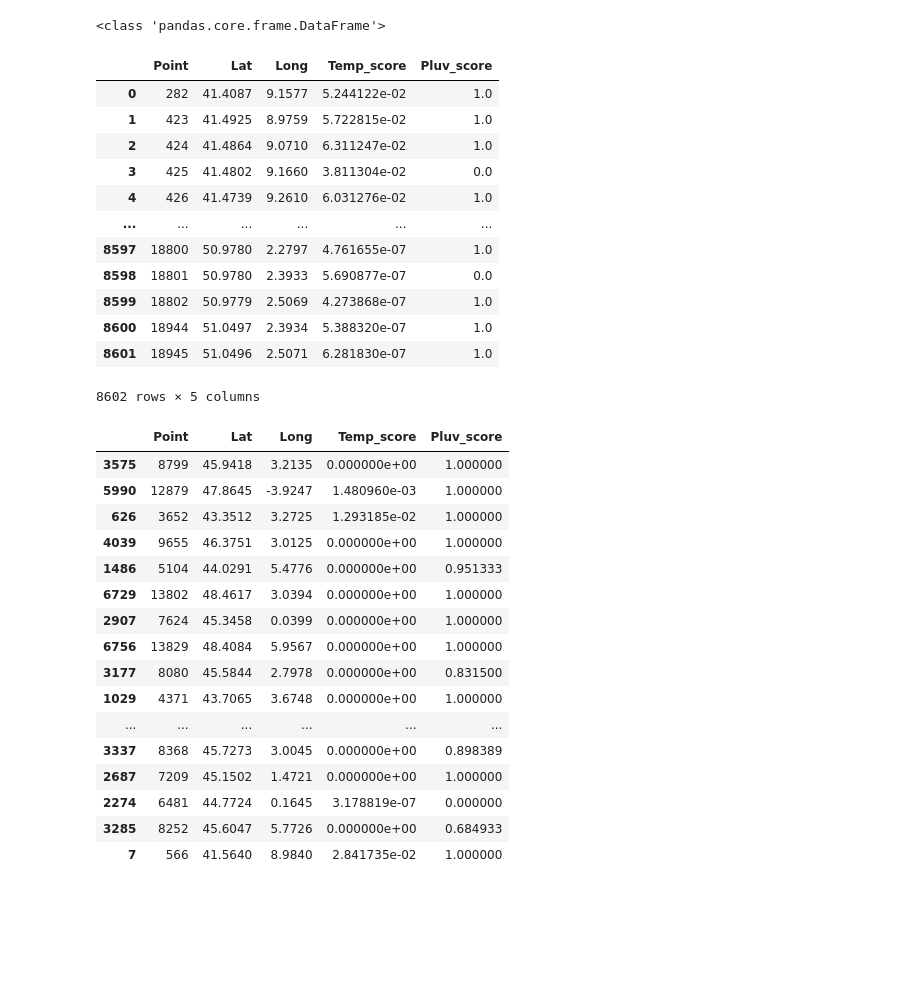
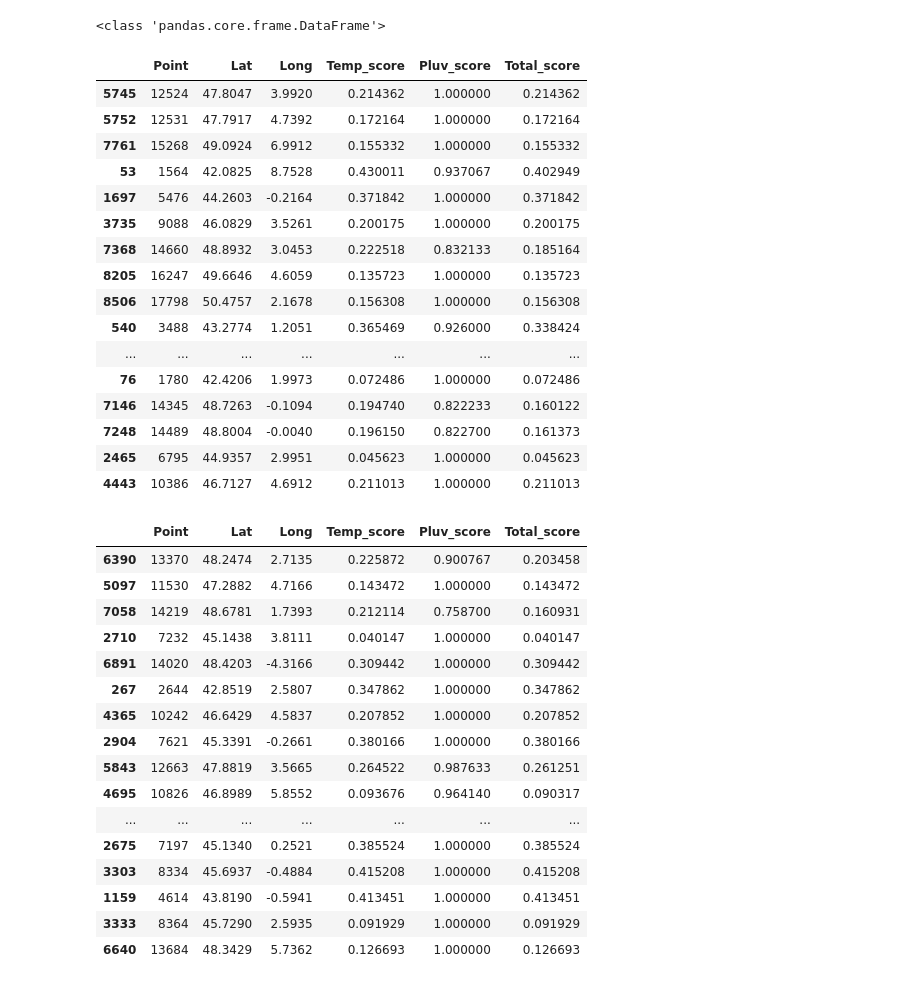
Before and after one commit to owalid/adaptaviz, a Jupyter notebook: score/Scoring Function.ipynb, the cells around one changed output. Drawn from its saved outputs; the diff is of its cells as text; code cells hidden in the pictures; blank space fills up the shorter version.

Commit message:
modifier function to add total_score

```diff
--- a/score/Untitled.ipynb
+++ b/score/Scoring Function.ipynb
@@ -159,6 +159,7 @@ def get_all_scores(climate_df, pheno_df, species, horizon, scenario):
     total_pluv_score = []
     total_lat = []
     total_long = []
+    mix_total_score = []
     name_lst = []
     climate_metrics = get_climate_metrics(climate_df, horizon, scenario)
     species_metrics = pheno_df[pheno_df['species'] == species]
@@ -182,7 +183,7 @@ def get_all_scores(climate_df, pheno_df, species, horizon, scenario):
             T_moy = row['Tmoy']
             T_min = row['Tmin']
             T_max = row['Tmax']
-            score = scores(T_moy, T_min, T_max, temp_opt_min, Temp_Opt_Max, Temp_Abs_Min, Temp_Abs_Max, SENSIBILITE)
+            score = scores_temp(T_moy, T_min, T_max, temp_opt_min, Temp_Opt_Max, Temp_Abs_Min, Temp_Abs_Max, SENSIBILITE)
             month_score.append(score[0])
         total_score = Score_Moyglissante_temp(month_score, temps_pousse)
         period = total_score[1]
@@ -191,49 +192,56 @@ def get_all_scores(climate_df, pheno_df, species, horizon, scenario):
         score_pluv = scores_pluv(Rain_model,Rain_Opt_min,Rain_Opt_Max,Rain_Abs_Min,Rain_Abs_Max)
         #print (total_score[0])
         #print (score_pluv)
+        mixed_score = total_score[0] * score_pluv
         total_temp_score.append(total_score[0])
         total_pluv_score.append(score_pluv)
         total_lat.append(lat)
         total_long.append(long)
+        mix_total_score.append(mixed_score)
         name_lst.append(name)
     result_dict = {'Point': name_lst, 'Lat':total_lat, 'Long':total_long,
-                   'Temp_score':total_temp_score, 'Pluv_score':total_pluv_score}
+                   'Temp_score':total_temp_score, 'Pluv_score':total_pluv_score,
+                  'Total_score':mix_total_score}
     result_df = pd.DataFrame(result_dict)
     display(result_df.sample(25))
     return result_df
 # %%
-new = get_all_scores(climate_df, pheno_df, 'Colza', 'H3', 'RCP2.6')
+new = get_all_scores(climate_df, pheno_df, 'Orge', 'H3', 'RCP2.6')
 # %% [output]
-|  | Point | Lat | Long | Temp_score | Pluv_score |
-| 0 | 282 | 41.4087 | 9.1577 | 5.244122e-02 | 1.0 |
-| 1 | 423 | 41.4925 | 8.9759 | 5.722815e-02 | 1.0 |
-| 2 | 424 | 41.4864 | 9.0710 | 6.311247e-02 | 1.0 |
-| 3 | 425 | 41.4802 | 9.1660 | 3.811304e-02 | 0.0 |
-| 4 | 426 | 41.4739 | 9.2610 | 6.031276e-02 | 1.0 |
-| ... | ... | ... | ... | ... | ... |
-| 8597 | 18800 | 50.9780 | 2.2797 | 4.761655e-07 | 1.0 |
-| 8598 | 18801 | 50.9780 | 2.3933 | 5.690877e-07 | 0.0 |
-| 8599 | 18802 | 50.9779 | 2.5069 | 4.273868e-07 | 1.0 |
-| 8600 | 18944 | 51.0497 | 2.3934 | 5.388320e-07 | 1.0 |
-| 8601 | 18945 | 51.0496 | 2.5071 | 6.281830e-07 | 1.0 |
+|  | Point | Lat | Long | Temp_score | Pluv_score | Total_score |
+| 5745 | 12524 | 47.8047 | 3.9920 | 0.214362 | 1.000000 | 0.214362 |
+| 5752 | 12531 | 47.7917 | 4.7392 | 0.172164 | 1.000000 | 0.172164 |
+| 7761 | 15268 | 49.0924 | 6.9912 | 0.155332 | 1.000000 | 0.155332 |
+| 53 | 1564 | 42.0825 | 8.7528 | 0.430011 | 0.937067 | 0.402949 |
+| 1697 | 5476 | 44.2603 | -0.2164 | 0.371842 | 1.000000 | 0.371842 |
+| 3735 | 9088 | 46.0829 | 3.5261 | 0.200175 | 1.000000 | 0.200175 |
+| 7368 | 14660 | 48.8932 | 3.0453 | 0.222518 | 0.832133 | 0.185164 |
+| 8205 | 16247 | 49.6646 | 4.6059 | 0.135723 | 1.000000 | 0.135723 |
+| 8506 | 17798 | 50.4757 | 2.1678 | 0.156308 | 1.000000 | 0.156308 |
+| 540 | 3488 | 43.2774 | 1.2051 | 0.365469 | 0.926000 | 0.338424 |
+| ... | ... | ... | ... | ... | ... | ... |
+| 76 | 1780 | 42.4206 | 1.9973 | 0.072486 | 1.000000 | 0.072486 |
+| 7146 | 14345 | 48.7263 | -0.1094 | 0.194740 | 0.822233 | 0.160122 |
+| 7248 | 14489 | 48.8004 | -0.0040 | 0.196150 | 0.822700 | 0.161373 |
+| 2465 | 6795 | 44.9357 | 2.9951 | 0.045623 | 1.000000 | 0.045623 |
+| 4443 | 10386 | 46.7127 | 4.6912 | 0.211013 | 1.000000 | 0.211013 |
-8602 rows × 5 columns
 # %%
 display(new.sample(20))
 # %% [output]
-|  | Point | Lat | Long | Temp_score | Pluv_score |
-| 3575 | 8799 | 45.9418 | 3.2135 | 0.000000e+00 | 1.000000 |
-| 5990 | 12879 | 47.8645 | -3.9247 | 1.480960e-03 | 1.000000 |
-| 626 | 3652 | 43.3512 | 3.2725 | 1.293185e-02 | 1.000000 |
-| 4039 | 9655 | 46.3751 | 3.0125 | 0.000000e+00 | 1.000000 |
-| 1486 | 5104 | 44.0291 | 5.4776 | 0.000000e+00 | 0.951333 |
-| 6729 | 13802 | 48.4617 | 3.0394 | 0.000000e+00 | 1.000000 |
-| 2907 | 7624 | 45.3458 | 0.0399 | 0.000000e+00 | 1.000000 |
-| 6756 | 13829 | 48.4084 | 5.9567 | 0.000000e+00 | 1.000000 |
-| 3177 | 8080 | 45.5844 | 2.7978 | 0.000000e+00 | 0.831500 |
-| 1029 | 4371 | 43.7065 | 3.6748 | 0.000000e+00 | 1.000000 |
-| ... | ... | ... | ... | ... | ... |
-| 3337 | 8368 | 45.7273 | 3.0045 | 0.000000e+00 | 0.898389 |
-| 2687 | 7209 | 45.1502 | 1.4721 | 0.000000e+00 | 1.000000 |
-| 2274 | 6481 | 44.7724 | 0.1645 | 3.178819e-07 | 0.000000 |
-| 3285 | 8252 | 45.6047 | 5.7726 | 0.000000e+00 | 0.684933 |
-| 7 | 566 | 41.5640 | 8.9840 | 2.841735e-02 | 1.000000 |
+|  | Point | Lat | Long | Temp_score | Pluv_score | Total_score |
+| 6390 | 13370 | 48.2474 | 2.7135 | 0.225872 | 0.900767 | 0.203458 |
+| 5097 | 11530 | 47.2882 | 4.7166 | 0.143472 | 1.000000 | 0.143472 |
+| 7058 | 14219 | 48.6781 | 1.7393 | 0.212114 | 0.758700 | 0.160931 |
+| 2710 | 7232 | 45.1438 | 3.8111 | 0.040147 | 1.000000 | 0.040147 |
+| 6891 | 14020 | 48.4203 | -4.3166 | 0.309442 | 1.000000 | 0.309442 |
+| 267 | 2644 | 42.8519 | 2.5807 | 0.347862 | 1.000000 | 0.347862 |
+| 4365 | 10242 | 46.6429 | 4.5837 | 0.207852 | 1.000000 | 0.207852 |
+| 2904 | 7621 | 45.3391 | -0.2661 | 0.380166 | 1.000000 | 0.380166 |
+| 5843 | 12663 | 47.8819 | 3.5665 | 0.264522 | 0.987633 | 0.261251 |
+| 4695 | 10826 | 46.8989 | 5.8552 | 0.093676 | 0.964140 | 0.090317 |
+| ... | ... | ... | ... | ... | ... | ... |
+| 2675 | 7197 | 45.1340 | 0.2521 | 0.385524 | 1.000000 | 0.385524 |
+| 3303 | 8334 | 45.6937 | -0.4884 | 0.415208 | 1.000000 | 0.415208 |
+| 1159 | 4614 | 43.8190 | -0.5941 | 0.413451 | 1.000000 | 0.413451 |
+| 3333 | 8364 | 45.7290 | 2.5935 | 0.091929 | 1.000000 | 0.091929 |
+| 6640 | 13684 | 48.3429 | 5.7362 | 0.126693 | 1.000000 | 0.126693 |
```
Also changed, not shown: parts of 2 cells of this notebook, 2 other files.
